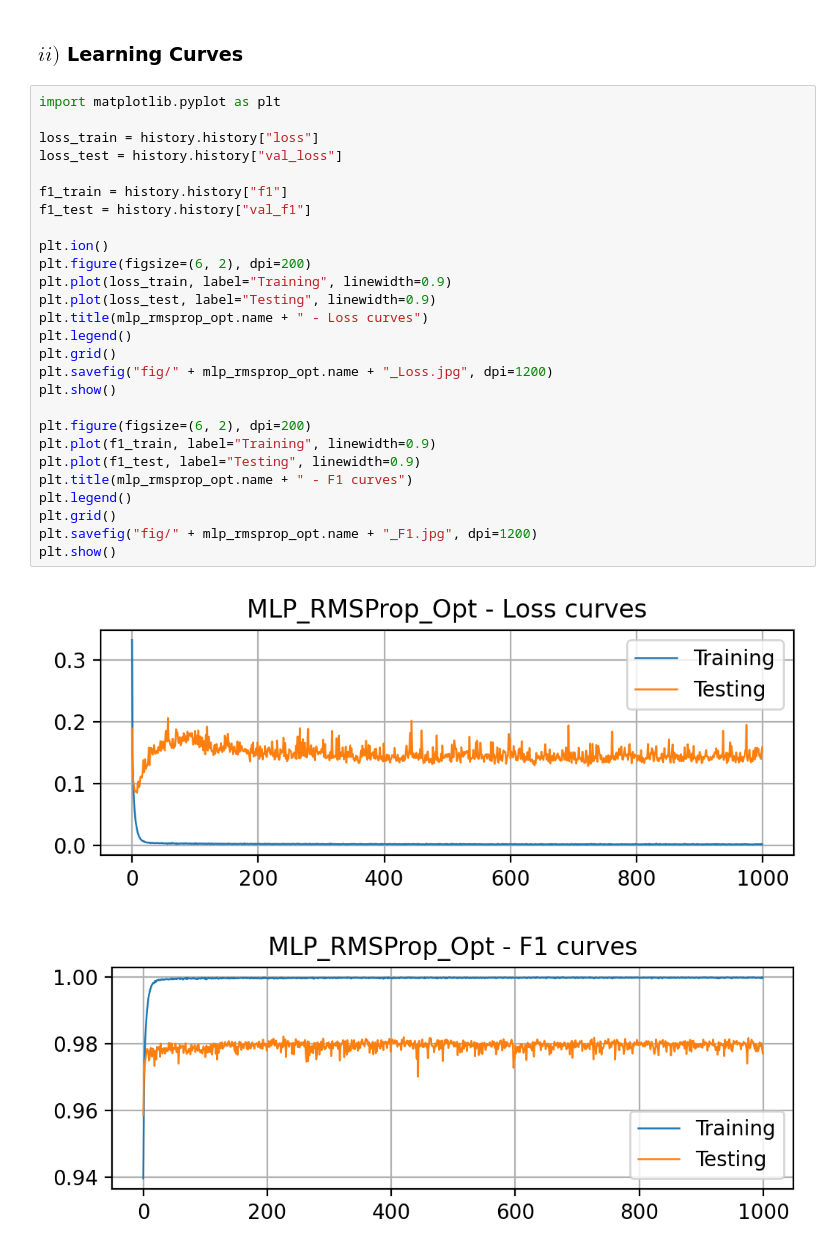
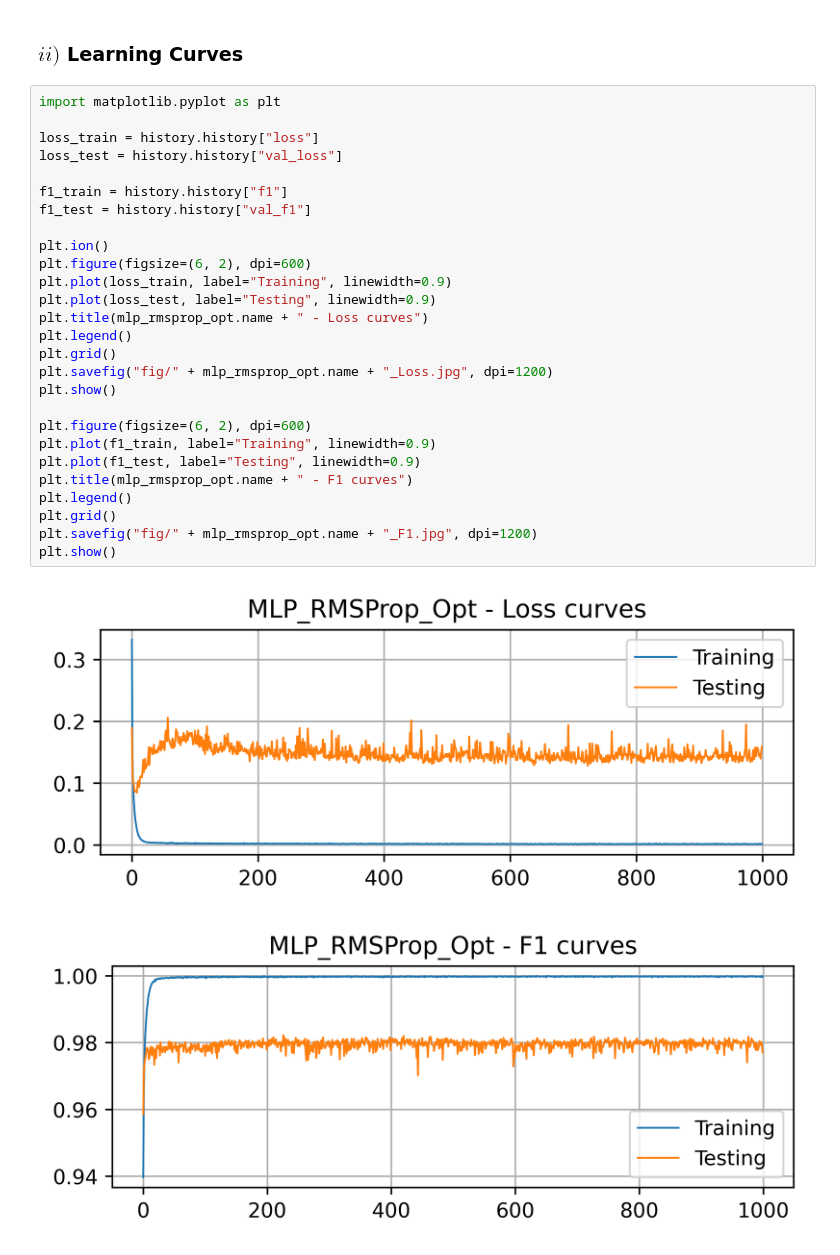
Before and after one commit to georgegito/mlp-class, a Jupyter notebook: mlp_class_fine_tunning.ipynb, the cells around one changed output. Drawn from its saved outputs; the diff is of its cells as text.

```diff
--- a/mlp_class_fine_tunning.ipynb
+++ b/mlp_class_fine_tunning.ipynb
@@ -230,30 +228,30 @@ F1 = 0.9768571428571429
 # %%
 import matplotlib.pyplot as plt
 
 loss_train = history.history["loss"]
 loss_test = history.history["val_loss"]
 
 f1_train = history.history["f1"]
 f1_test = history.history["val_f1"]
 
 plt.ion()
-plt.figure(figsize=(6, 2), dpi=200)
+plt.figure(figsize=(6, 2), dpi=600)
 plt.plot(loss_train, label="Training", linewidth=0.9)
 plt.plot(loss_test, label="Testing", linewidth=0.9)
 plt.title(mlp_rmsprop_opt.name + " - Loss curves")
 plt.legend()
 plt.grid()
 plt.savefig("fig/" + mlp_rmsprop_opt.name + "_Loss.jpg", dpi=1200)
 plt.show()
 
-plt.figure(figsize=(6, 2), dpi=200)
+plt.figure(figsize=(6, 2), dpi=600)
 plt.plot(f1_train, label="Training", linewidth=0.9)
 plt.plot(f1_test, label="Testing", linewidth=0.9)
 plt.title(mlp_rmsprop_opt.name + " - F1 curves")
 plt.legend()
 plt.grid()
 plt.savefig("fig/" + mlp_rmsprop_opt.name + "_F1.jpg", dpi=1200)
 plt.show()
 # %% [output]
 [figure]
-[figure, old version]
+[figure, new version]
```
Also changed, not shown: parts of 1 cell of this notebook.
